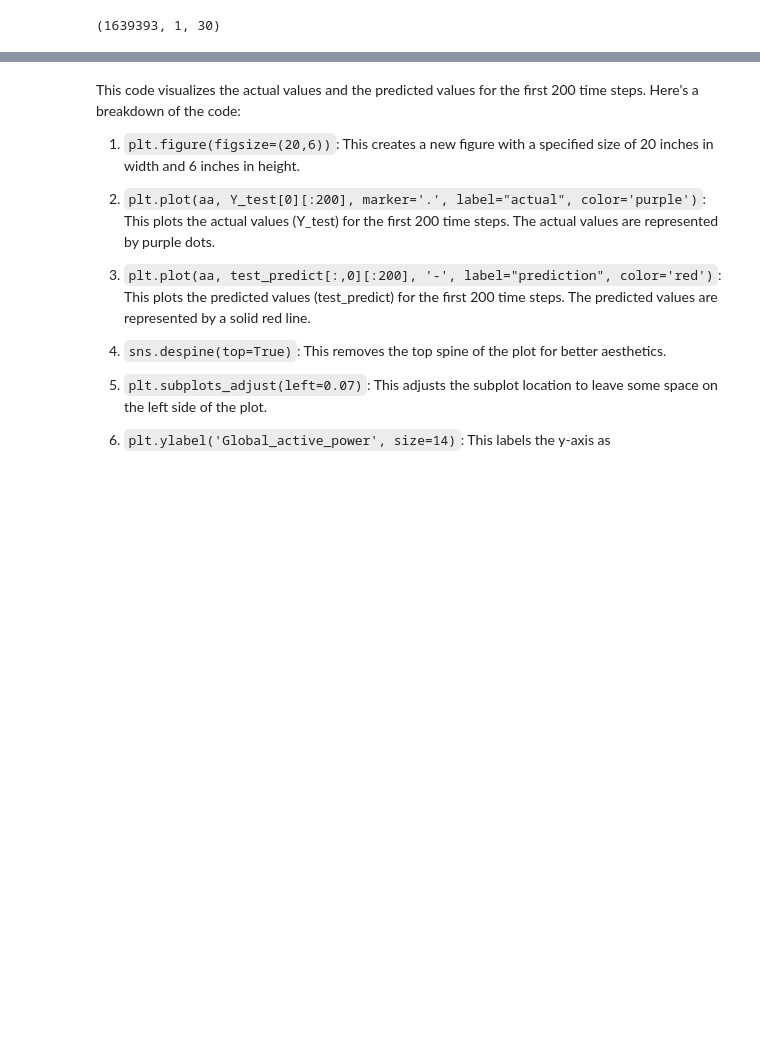
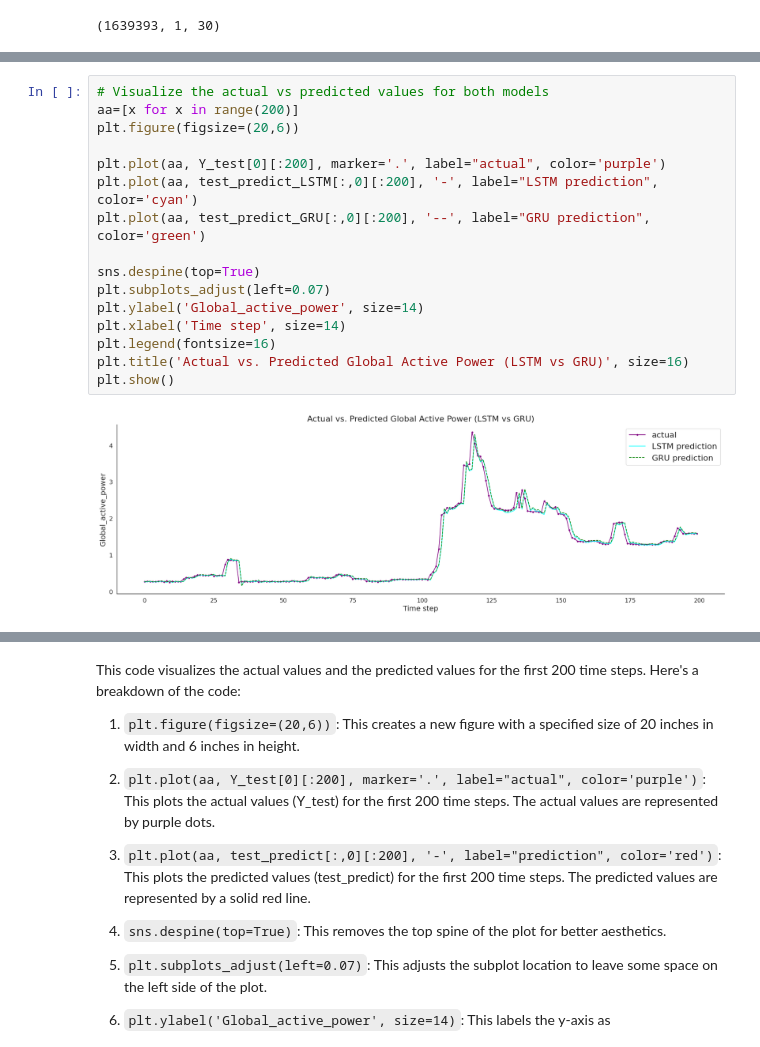
Before and after one commit to shaiqueuddin/IITR_Minor_in_AI, a Jupyter notebook: household_power_consumption.ipynb, the cells around one changed output, grey strips where cells are left out. Cells and saved outputs as stored; diff of their text form; blank space fills up the shorter version.

```diff
--- a/household_power_consumption.ipynb
+++ b/household_power_consumption.ipynb
@@ -850 +927,19 @@ Test Root Mean Squared Error: 0.2181057774899812
+# %%
+# Visualize the actual vs predicted values for both models
+aa=[x for x in range(200)]
+plt.figure(figsize=(20,6))
+
+plt.plot(aa, Y_test[0][:200], marker='.', label="actual", color='purple')
+plt.plot(aa, test_predict_LSTM[:,0][:200], '-', label="LSTM prediction", color='cyan')
+plt.plot(aa, test_predict_GRU[:,0][:200], '--', label="GRU prediction", color='green')
+
+sns.despine(top=True)
+plt.subplots_adjust(left=0.07)
+plt.ylabel('Global_active_power', size=14)
+plt.xlabel('Time step', size=14)
+plt.legend(fontsize=16)
+plt.title('Actual vs. Predicted Global Active Power (LSTM vs GRU)', size=16)
+plt.show()
+# %% [output]
+[figure, added]
 # %% [markdown]
```
Also changed, not shown: parts of 13 cells of this notebook.
